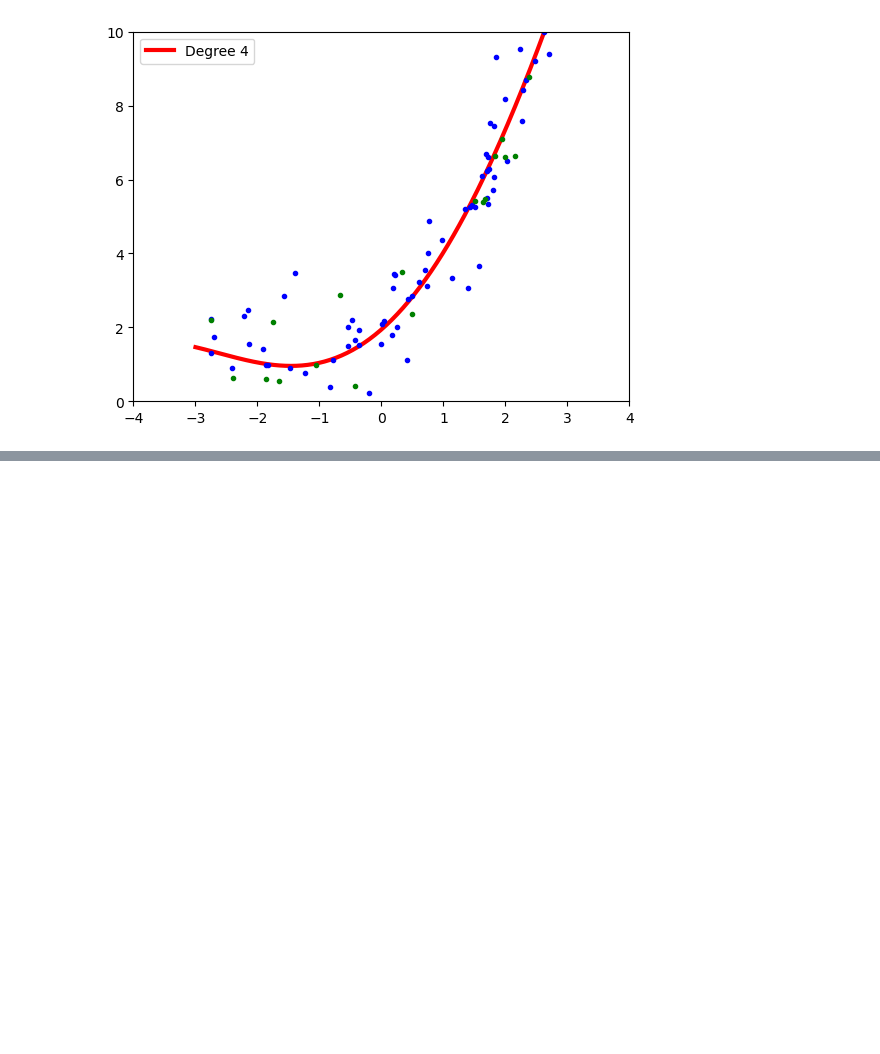
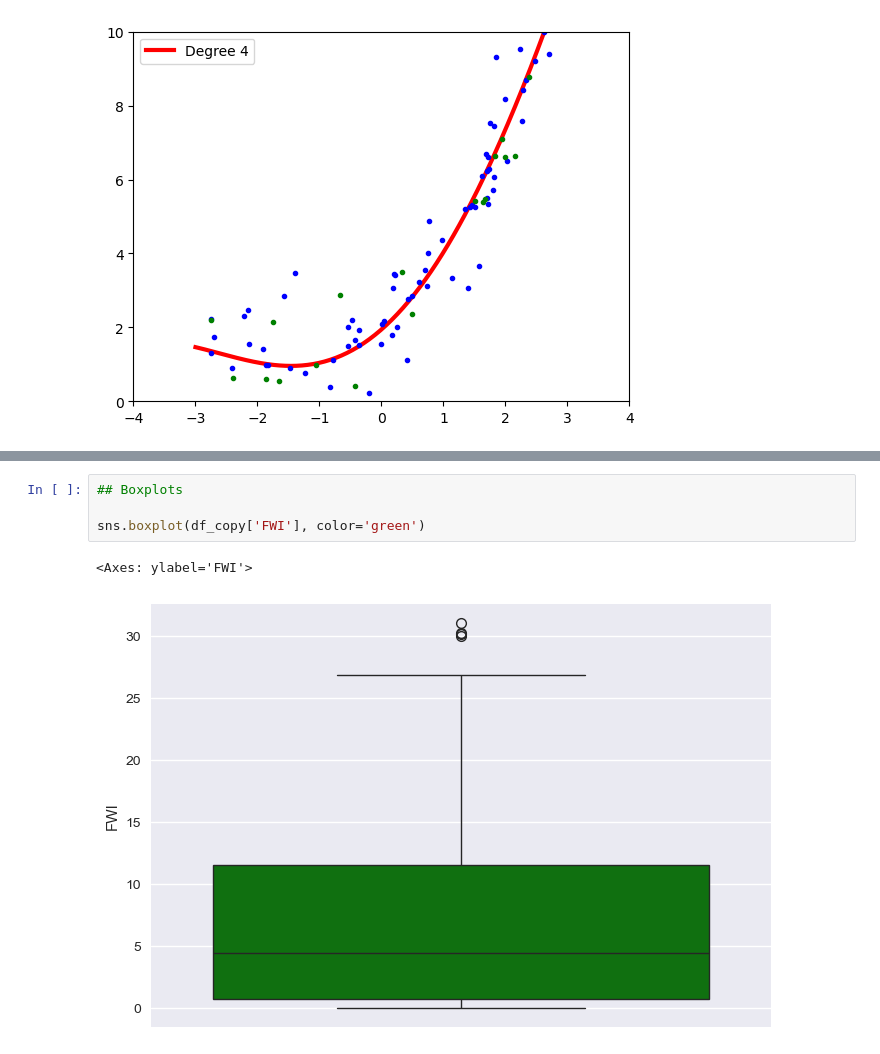
Before and after one commit to Udeani4/Machine-Learning-Course, a Jupyter notebook: machine_learning_2.ipynb, the cells around one changed output, grey strips where cells are left out. Saved outputs shown, nothing was run; the diff lists cells and outputs as text; blank space fills up the shorter version.

```diff
--- a/machine_learning_2.ipynb
+++ b/machine_learning_2.ipynb
@@ -731,0 +1109,7 @@ poly_regression(4)
+# %%
+## Boxplots
+
+sns.boxplot(df_copy['FWI'], color='green')
+# %% [output]
+<Axes: ylabel='FWI'>
+[figure, added]
```
Also changed, not shown: parts of 57 cells of this notebook, 2 other files.
